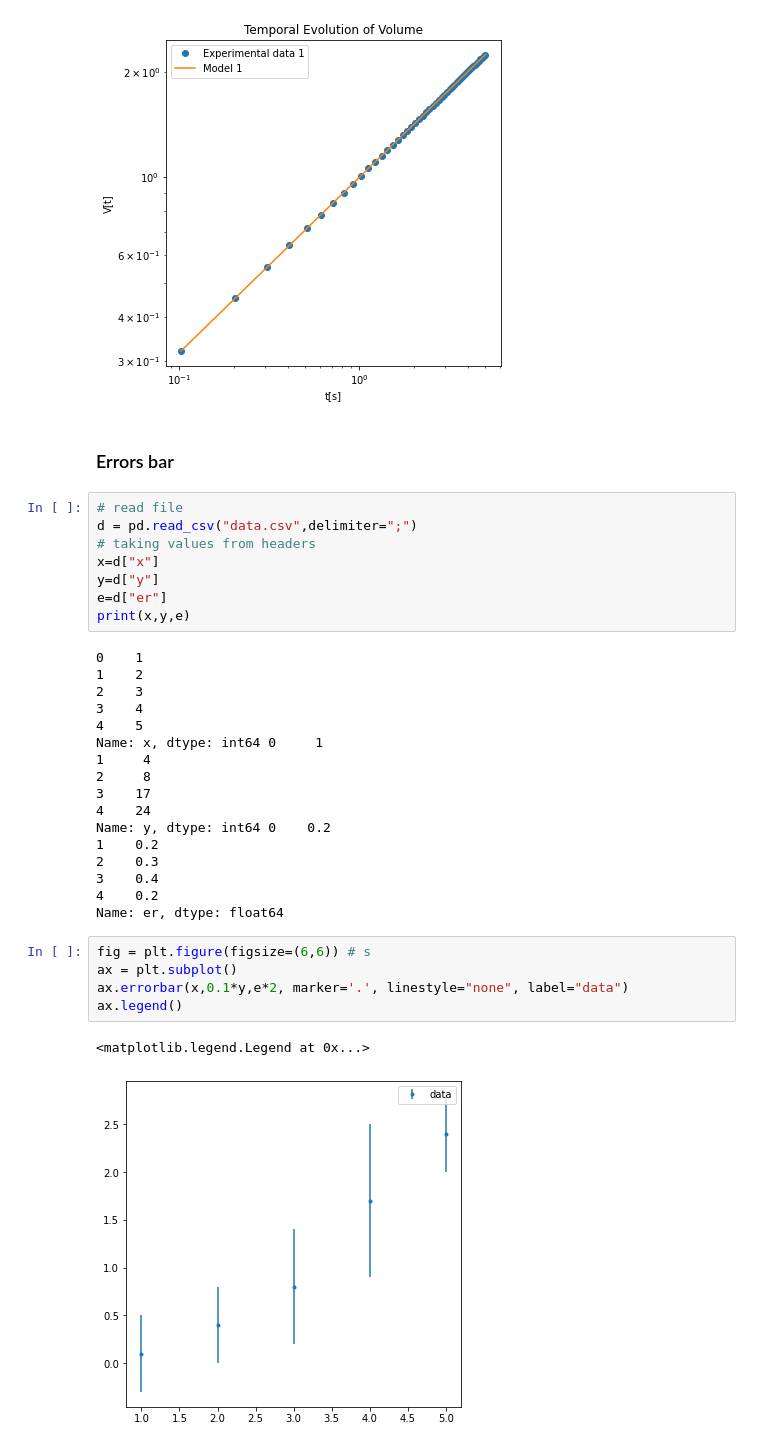
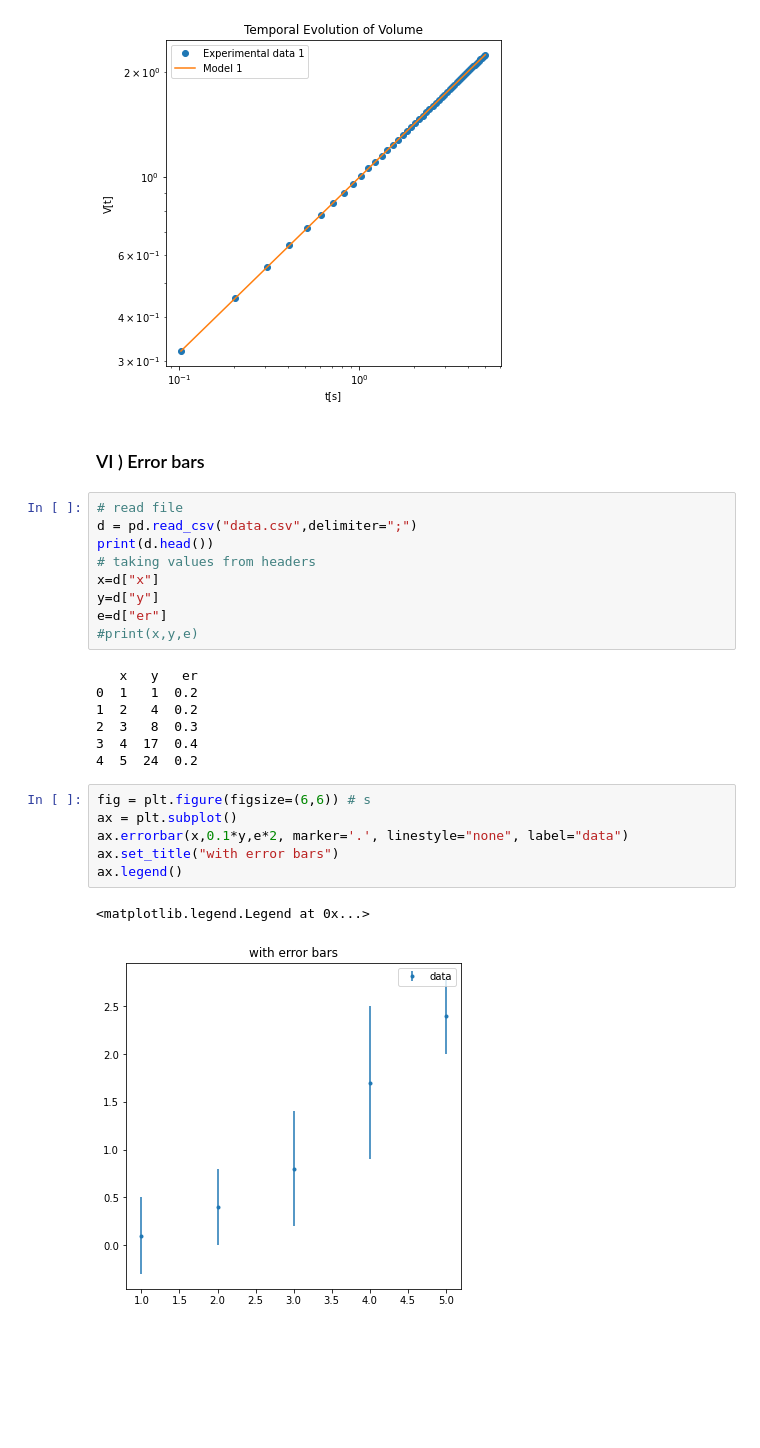
Before and after one commit to jmfullana/enseignement, a Jupyter notebook: source/Plotting II .ipynb, the cells around one changed output. Cells and saved outputs as stored; diff of their text form; blank space fills up the shorter version.

Commit message:
mise a jour Plotting

```diff
--- a/source/Plotting II .ipynb
+++ b/source/Plotting II .ipynb
@@ -294,38 +329,30 @@ ax.loglog()
 # %% [output]
 []
 [figure]
-# %% [markdown]
-### Errors bar
+# %% [markdown]
+### VI ) Error bars
 # %%
 # read file
 d = pd.read_csv("data.csv",delimiter=";")
+print(d.head())
 # taking values from headers
 x=d["x"]
 y=d["y"]
 e=d["er"]
-print(x,y,e)
+#print(x,y,e)
 # %% [output]
-0    1
-1    2
-2    3
-3    4
-4    5
-Name: x, dtype: int64 0     1
-1     4
-2     8
-3    17
-4    24
-Name: y, dtype: int64 0    0.2
-1    0.2
-2    0.3
-3    0.4
-4    0.2
-Name: er, dtype: float64
+   x   y   er
+0  1   1  0.2
+1  2   4  0.2
+2  3   8  0.3
+3  4  17  0.4
+4  5  24  0.2
 # %%
 fig = plt.figure(figsize=(6,6)) # s
 ax = plt.subplot()
 ax.errorbar(x,0.1*y,e*2, marker='.', linestyle="none", label="data")
+ax.set_title("with error bars")
 ax.legend()
 # %% [output]
 <matplotlib.legend.Legend at 0x...>
-[figure, old version]
+[figure, new version]
```
Also changed, not shown: parts of 31 cells of this notebook, 1 other file.
